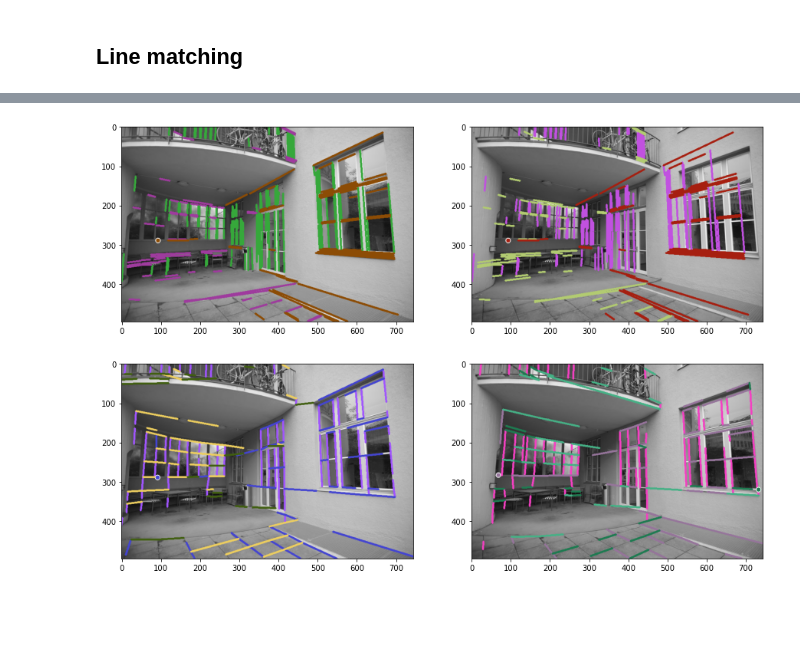
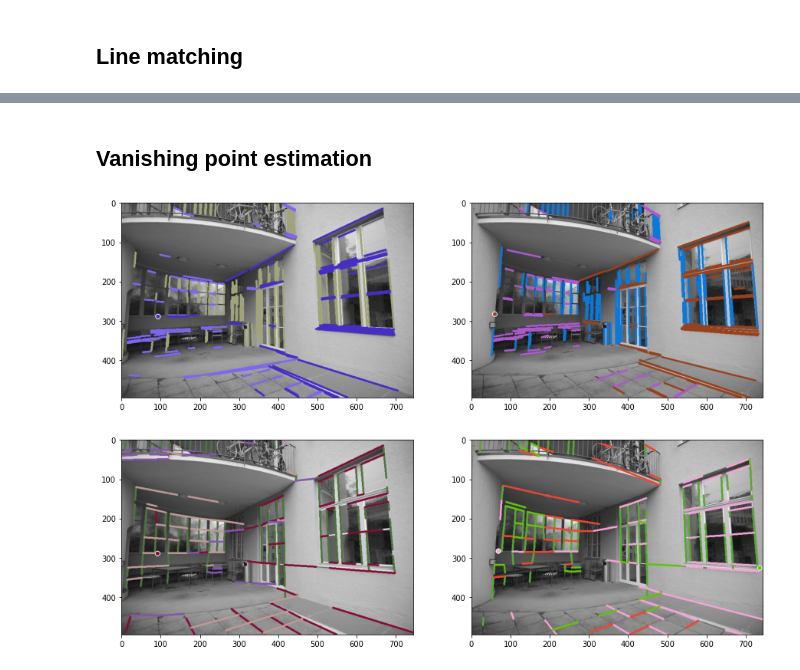
Before and after one commit to danini/robust-line-based-estimator, a Jupyter notebook: examples/multi_vp_from_lines.ipynb, the cells around one changed output, grey strips where cells are left out. Saved outputs shown, nothing was run; the diff lists cells and outputs as text; code cells hidden in the pictures; blank space fills up the shorter version.

```diff
--- a/examples/multi_vp_from_lines.ipynb
+++ b/examples/multi_vp_from_lines.ipynb
@@ -65,3 +65,5 @@ Computing LBD matching with ARPACK adjacenceVec size: [2183005 x 1]
+# %% [markdown]
+## Vanishing point estimation
 # %%
 def verify_pyprogressivex(img, lines_segments, threshold = 2.0):
 
@@ -142,39 +144,39 @@ if True:
     plt.subplot(1, 2, 1)
     plt.imshow(vp_img0)
 
-    m_lines1_lbd_inl = m_lines0_lbd[:, :, [1, 0]]
+    m_lines1_lbd_inl = m_lines1_lbd[:, :, [1, 0]]
 
     t = time()
     vanishing_points, labeling = verify_pyprogressivex(img1, m_lines1_lbd_inl, threshold=1.5)
     model_number = int(vanishing_points.size / 3)
 
     vp_img1 = draw_results(img1, model_number, labeling, m_lines1_lbd_inl, vanishing_points)
     plt.subplot(1, 2, 2)
     plt.imshow(vp_img1)
     plt.show()
 
 if True:
     plt.figure(figsize = (15,10))
     m_lines0_sold2_inl = m_lines0_sold2[:, :, [1, 0]]
 
     t = time()
     vanishing_points, labeling = verify_pyprogressivex(img0, m_lines0_sold2_inl, threshold=1.5)
     model_number = int(vanishing_points.size / 3)
 
     vp_img0 = draw_results(img0, model_number, labeling, m_lines0_sold2_inl, vanishing_points)
     plt.subplot(1, 2, 1)
     plt.imshow(vp_img0)
 
     m_lines1_sold2_inl = m_lines1_sold2[:, :, [1, 0]]
 
     t = time()
     vanishing_points, labeling = verify_pyprogressivex(img1, m_lines1_sold2_inl, threshold=1.5)
     model_number = int(vanishing_points.size / 3)
 
     vp_img1 = draw_results(img1, model_number, labeling, m_lines1_sold2_inl, vanishing_points)
     plt.subplot(1, 2, 2)
     plt.imshow(vp_img1)
     plt.show()
 # %% [output]
-[figure, old version]
+[figure, new version]
-[figure, old version]
+[figure, new version]
```
Also changed, not shown: parts of 4 cells of this notebook, 2 other files.
